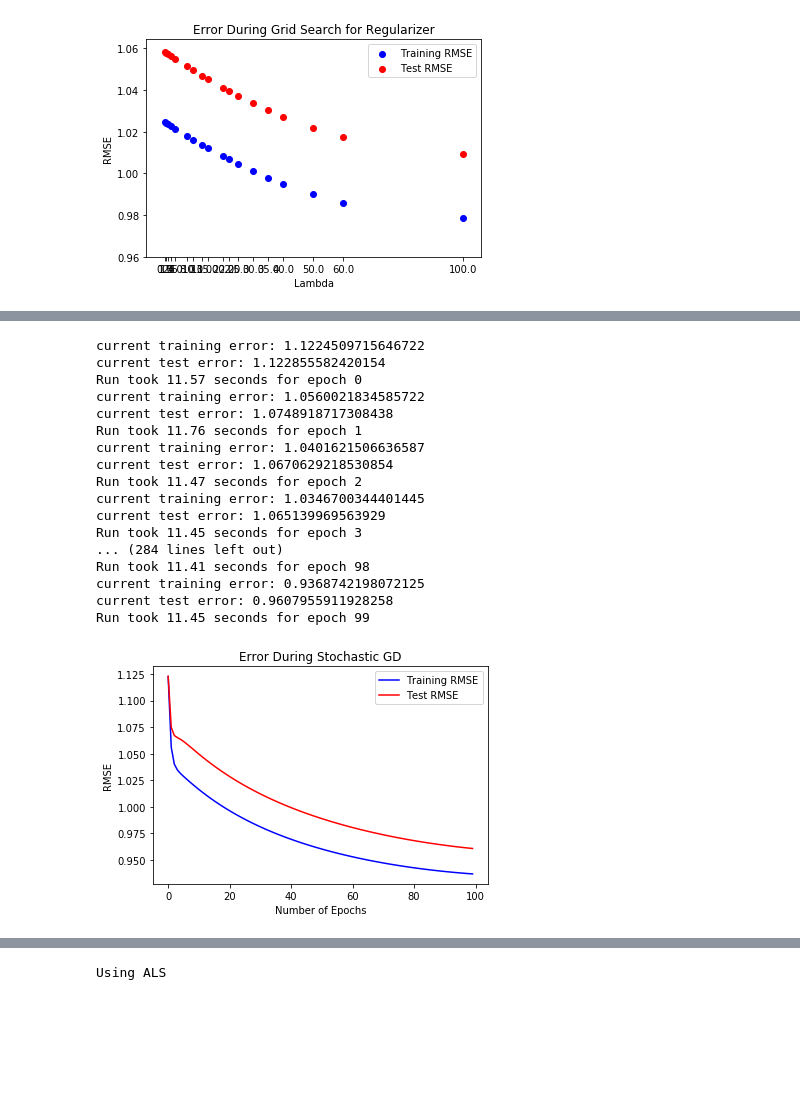
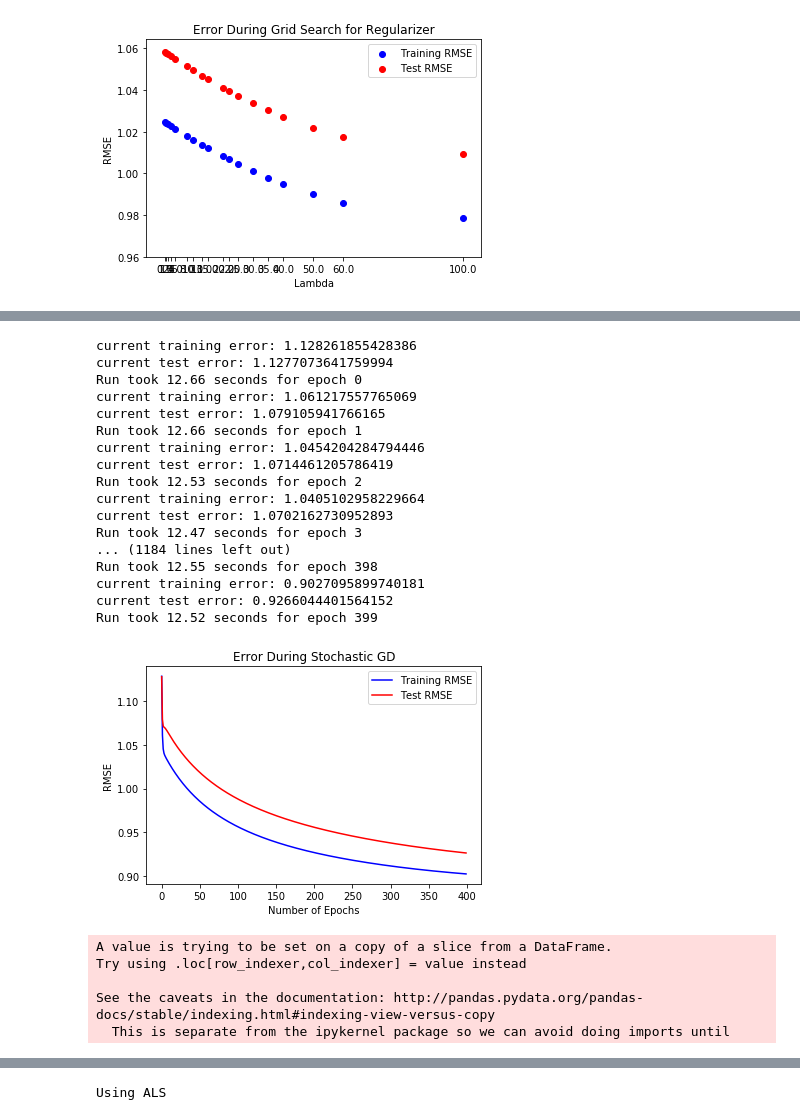
Before and after one commit to Jingciii/Movie_Recommender_Sys, a Jupyter notebook: demo.ipynb, the cells around one changed output, grey strips where cells are left out. Saved outputs shown, nothing was run; the diff lists cells and outputs as text; code cells hidden in the pictures; blank space fills up the shorter version.

```diff
--- a/demo.ipynb
+++ b/demo.ipynb
@@ -1190,7 +836,7 @@ class LFM(object):
         ME = I * (R - np.dot(Q, P.T))  # Errors between real and predicted ratings
         MSE = ME**2
         return np.sqrt(np.sum(MSE)/np.sum(I))
-
+    @autojit
     def train(self, lr1, lr2, reg1, reg2, maxiter):
         '''SGD for training
         @lr1: learning rate for Q   @lr2: learning rate for P
@@ -1329,6 +975,6 @@ lfm = LFM(train_matrix, test_matrix)
 lfm.initialize(k=12)
 lr = 0.0000001
 reg = 1.5
-trg_err, test_err = lfm.train(lr, lr, reg, reg, 100)
+trg_err, test_err = lfm.train(lr, lr, reg, reg, 500)
 lfm.trainplot()
 # %% [output]
@@ -1429,7 +1127,7 @@ class LFM_bias(object):
         ME = I * (R - (Bx + Bi - mu + np.dot(Q, P.T))) # Errors between real and predicted ratings
         MSE = ME**2
         return np.sqrt(np.sum(MSE)/np.sum(I))
-
+    @autojit
     def train(self, lr1, lr2, reg1, reg2, maxiter):
         '''SGD for training
         @lr1: learning rate for Q   @lr2: learning rate for P
@@ -1478,7 +1176,7 @@ class LFM_bias(object):
         ax.set_ylabel("RMSE")
         ax.legend()
     def pred_forall(self):
-        self.pred = pd.DataFrame(self.Bx + self.Bi - mu + self.Q.dot(self.P.T), index=self.ids, columns=self.columns)
+        self.pred = pd.DataFrame(self.Bx + self.Bi - self.mu + self.Q.dot(self.P.T), index=self.ids, columns=self.columns)
 
 
     def recommend(self, userid, k):
@@ -1574,3 +1272,22 @@ ax.legend()
 # %%
 train_temp = train_errors
 test_temp = test_errors
+# %%
+RMSE = 0
+i = 1
+for train, test in km.split(cv_ratings):
+    trainset = cv_ratings.iloc[train, :]
+    testset = cv_ratings.iloc[test, :]
+
+    train_matrix = trainset.pivot(index='userId', columns='movieId', values='rating')
+    #val_matrix = valset.pivot(index='userId', columns='movieId', values='rating')
+    test_matrix = testset.pivot(index='userId', columns='movieId', values='rating')
+    lfm_bias = LFM_bias(train_matrix, test_matrix)
+    lfm_bias.initialize(k=10)
+    lr = 0.0000001
+    reg = 10
+    trg_err, test_err = lfm_bias.train(lr, lr, reg, reg, 300)
+    RMSE += test_err
+    lfm_bias.trainplot()
+RMSE = RMSE / 5
+print('Test set RMSE for latent factor model with bias is ' + str(RMSE))
@@ -1577,28 +1317,28 @@ test_temp = test_errors
 # %%
 lfm_bias = LFM_bias(train_matrix, test_matrix)
 lfm_bias.initialize(k=10)
 lr = 0.0000001
-reg = 35
-trg_err, test_err = lfm_bias.train(lr, lr, reg, reg, 100)
+reg = 10
+trg_err, test_err = lfm_bias.train(lr, lr, reg, reg, 400)
 lfm_bias.trainplot()
 # %% [output]
-current training error: 1.1224509715646722
-current test error: 1.122855582420154
-Run took 11.57 seconds for epoch 0
-current training error: 1.0560021834585722
-current test error: 1.0748918717308438
-Run took 11.76 seconds for epoch 1
-current training error: 1.0401621506636587
-current test error: 1.0670629218530854
-Run took 11.47 seconds for epoch 2
-current training error: 1.0346700344401445
-current test error: 1.065139969563929
-Run took 11.45 seconds for epoch 3
-... (284 lines left out)
-Run took 11.41 seconds for epoch 98
-current training error: 0.9368742198072125
-current test error: 0.9607955911928258
-Run took 11.45 seconds for epoch 99
+current training error: 1.128261855428386
+current test error: 1.1277073641759994
+Run took 12.66 seconds for epoch 0
+current training error: 1.061217557765069
+current test error: 1.079105941766165
+Run took 12.66 seconds for epoch 1
+current training error: 1.0454204284794446
+current test error: 1.0714461205786419
+Run took 12.53 seconds for epoch 2
+current training error: 1.0405102958229664
+current test error: 1.0702162730952893
+Run took 12.47 seconds for epoch 3
+... (1184 lines left out)
+Run took 12.55 seconds for epoch 398
+current training error: 0.9027095899740181
+current test error: 0.9266044401564152
+Run took 12.52 seconds for epoch 399
-[figure, old version]
+[figure, new version]
 # %%
 lfm_bias.pred_forall()
@@ -1614,0 +1345,10 @@ def recall_lfm_bias(movieid):
+# %%
+lfm_bias_testset = testset
+
+lfm_bias_testset['pred'] = lfm_bias_testset.apply(lambda x: lfm_bias.pred.loc[x["userId"], x["movieId"]], axis=1)
+# %% [output]
+A value is trying to be set on a copy of a slice from a DataFrame.
+Try using .loc[row_indexer,col_indexer] = value instead
+
+See the caveats in the documentation: http://pandas.pydata.org/pandas-docs/stable/indexing.html#indexing-view-versus-copy
+  This is separate from the ipykernel package so we can avoid doing imports until
```
Also changed, not shown: parts of 42 cells of this notebook.
